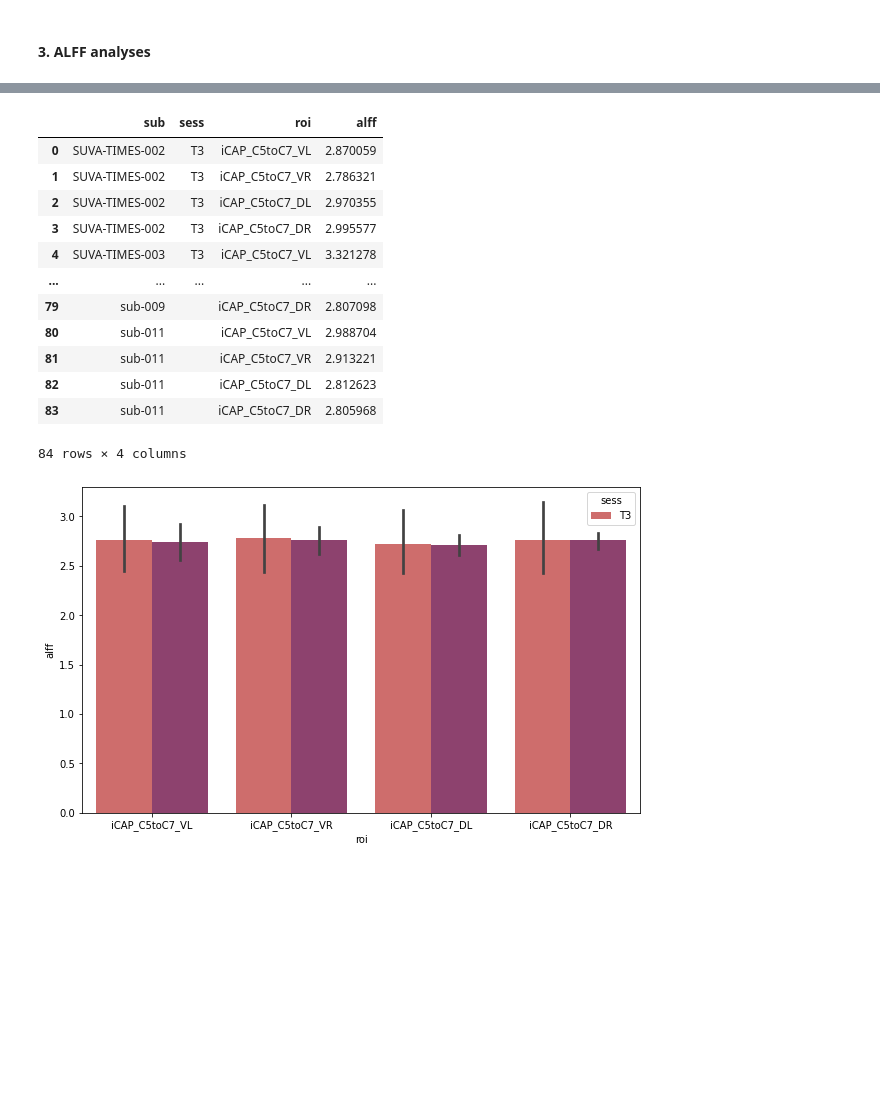
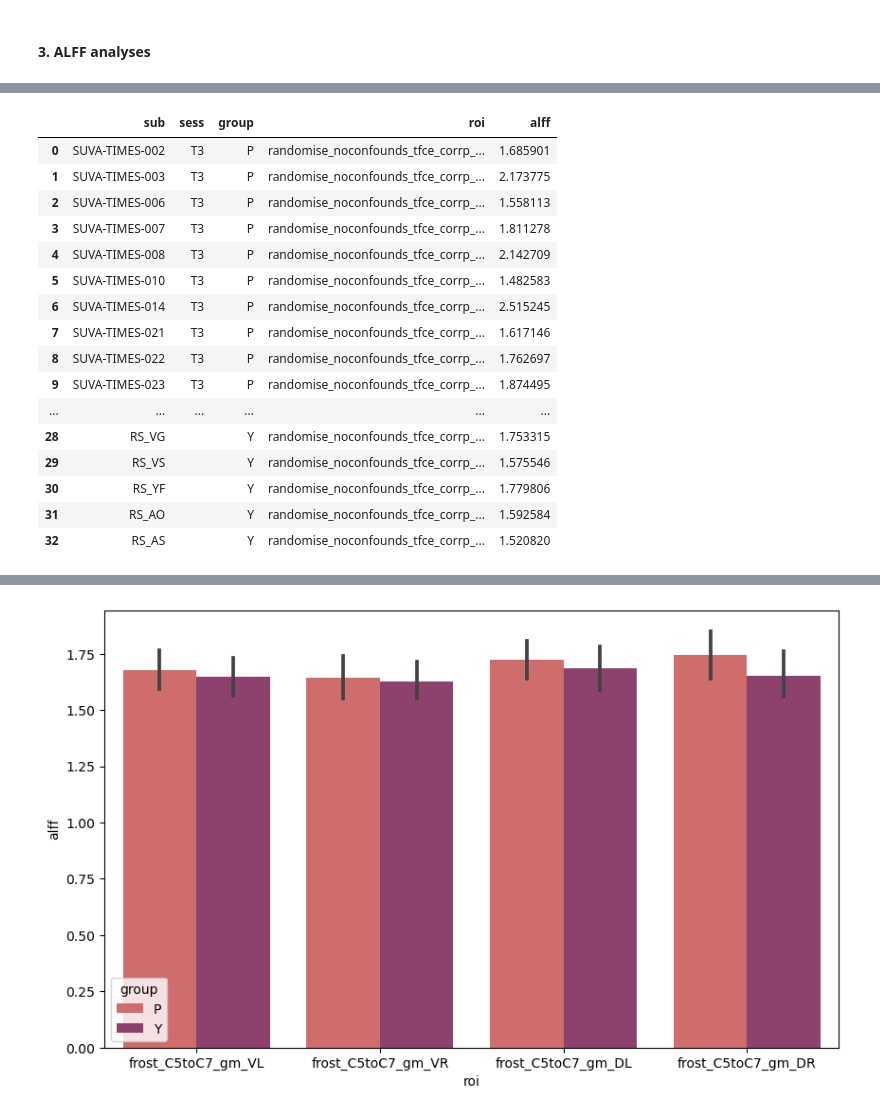
Before and after one commit to NawalK/sc_analyses, a Jupyter notebook: Studies/Stroke/code/sFC_Age_Stroke.ipynb, the cells around one changed output, grey strips where cells are left out. Cells and saved outputs as stored; diff of their text form; code cells hidden in the pictures; blank space fills up the shorter version.

Commit message:
Updating sFC code (new ALFF, etc.

```diff
--- a/Studies/Stroke/code/sFC_Age_Stroke.ipynb
+++ b/Studies/Stroke/code/sFC_Age_Stroke.ipynb
@@ -29,7 +31,7 @@ Set the environment variable OUTDATED_IGNORE=1 to disable these warnings.
 # %% [markdown]
 ## 0. Load configuration & patient data
 # %%
-with open('../config/sFC_config_test.json') as config_file:
+with open('../config/sFC_config_age_stroke_young.json') as config_file:
     config = json.load(config_file)
 # %%
 patients = ClinicalAnalyses(config)
@@ -325,6 +334,26 @@ Overwrite old files: False
 ...DONE!
+# %%
+alff
+# %% [output]
+|  | sub | sess | group | roi | alff |
+| 0 | SUVA-TIMES-002 | T3 | P | randomise_noconfounds_tfce_corrp_... | 1.685901 |
+| 1 | SUVA-TIMES-003 | T3 | P | randomise_noconfounds_tfce_corrp_... | 2.173775 |
+| 2 | SUVA-TIMES-006 | T3 | P | randomise_noconfounds_tfce_corrp_... | 1.558113 |
+| 3 | SUVA-TIMES-007 | T3 | P | randomise_noconfounds_tfce_corrp_... | 1.811278 |
+| 4 | SUVA-TIMES-008 | T3 | P | randomise_noconfounds_tfce_corrp_... | 2.142709 |
+| 5 | SUVA-TIMES-010 | T3 | P | randomise_noconfounds_tfce_corrp_... | 1.482583 |
+| 6 | SUVA-TIMES-014 | T3 | P | randomise_noconfounds_tfce_corrp_... | 2.515245 |
+| 7 | SUVA-TIMES-021 | T3 | P | randomise_noconfounds_tfce_corrp_... | 1.617146 |
+| 8 | SUVA-TIMES-022 | T3 | P | randomise_noconfounds_tfce_corrp_... | 1.762697 |
+| 9 | SUVA-TIMES-023 | T3 | P | randomise_noconfounds_tfce_corrp_... | 1.874495 |
+| ... | ... | ... | ... | ... | ... |
+| 28 | RS_VG |  | Y | randomise_noconfounds_tfce_corrp_... | 1.753315 |
+| 29 | RS_VS |  | Y | randomise_noconfounds_tfce_corrp_... | 1.575546 |
+| 30 | RS_YF |  | Y | randomise_noconfounds_tfce_corrp_... | 1.779806 |
+| 31 | RS_AO |  | Y | randomise_noconfounds_tfce_corrp_... | 1.592584 |
+| 32 | RS_AS |  | Y | randomise_noconfounds_tfce_corrp_... | 1.520820 |
 # %%
-sFC.compute_alff_rois()
+alff = sFC.compute_alff_rois()
 # %% [output]
 ALFF IN ROIS
 Overwrite old files: True
@@ -346,14 +375 @@ Extracting ALFF for subject SUVA-TIMES-002
-|  | sub | sess | roi | alff |
-| 0 | SUVA-TIMES-002 | T3 | iCAP_C5toC7_VL | 2.870059 |
-| 1 | SUVA-TIMES-002 | T3 | iCAP_C5toC7_VR | 2.786321 |
-| 2 | SUVA-TIMES-002 | T3 | iCAP_C5toC7_DL | 2.970355 |
-| 3 | SUVA-TIMES-002 | T3 | iCAP_C5toC7_DR | 2.995577 |
-| 4 | SUVA-TIMES-003 | T3 | iCAP_C5toC7_VL | 3.321278 |
-| ... | ... | ... | ... | ... |
-| 79 | sub-009 |  | iCAP_C5toC7_DR | 2.807098 |
-| 80 | sub-011 |  | iCAP_C5toC7_VL | 2.988704 |
-| 81 | sub-011 |  | iCAP_C5toC7_VR | 2.913221 |
-| 82 | sub-011 |  | iCAP_C5toC7_DL | 2.812623 |
-| 83 | sub-011 |  | iCAP_C5toC7_DR | 2.805968 |
-84 rows × 4 columns
-[figure, old version]
+[figure, new version]
```
Also changed, not shown: parts of 22 cells of this notebook, 20 other files.
